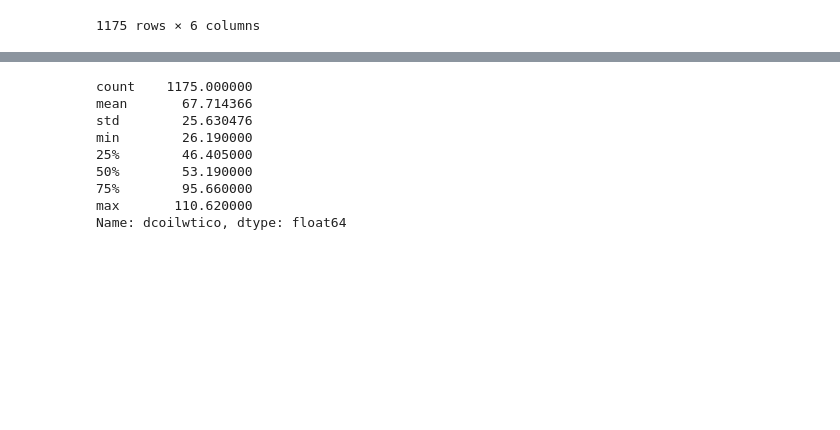
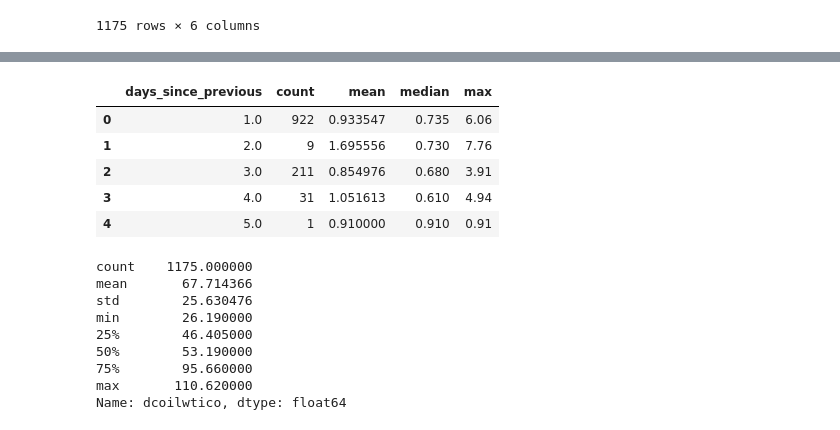
Before and after one commit to kejti97/demand-forecasting-favorita, a Jupyter notebook: 1. Demand Forecasting.ipynb, the cells around one changed output, grey strips where cells are left out. Drawn from its saved outputs; the diff is of its cells as text; code cells hidden in the pictures; blank space fills up the shorter version.

```diff
--- a/1. Demand Forecasting.ipynb
+++ b/1. Demand Forecasting.ipynb
@@ -462,3 +470,20 @@ Name: dcoilwtico, Length: 1175, dtype: float64
+# %%
+# Price change size by the number of days between observations
+price_changes_by_gap = (
+    oil_df_sorted
+    .groupby('days_since_previous')['abs_price_diff']
+    .agg(['count', 'mean', 'median', 'max'])
+    .reset_index()
+)
+
+price_changes_by_gap
+# %% [output]
+|  | days_since_previous | count | mean | median | max |
+| 0 | 1.0 | 922 | 0.933547 | 0.735 | 6.06 |
+| 1 | 2.0 | 9 | 1.695556 | 0.730 | 7.76 |
+| 2 | 3.0 | 211 | 0.854976 | 0.680 | 3.91 |
+| 3 | 4.0 | 31 | 1.051613 | 0.610 | 4.94 |
+| 4 | 5.0 | 1 | 0.910000 | 0.910 | 0.91 |
 # %%
 oil_df['dcoilwtico'].describe()
 # %% [output]
```
Also changed, not shown: parts of 5 cells of this notebook.
